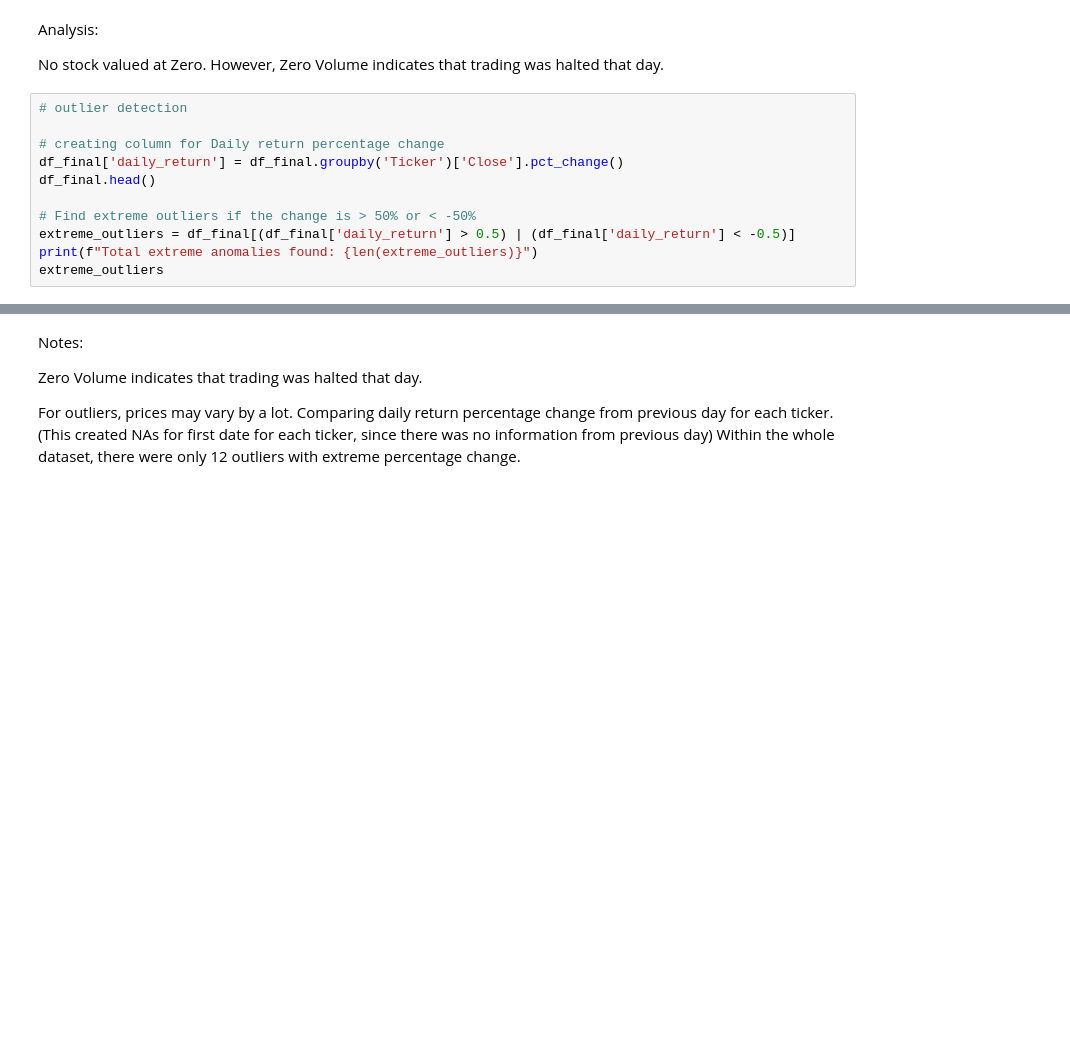
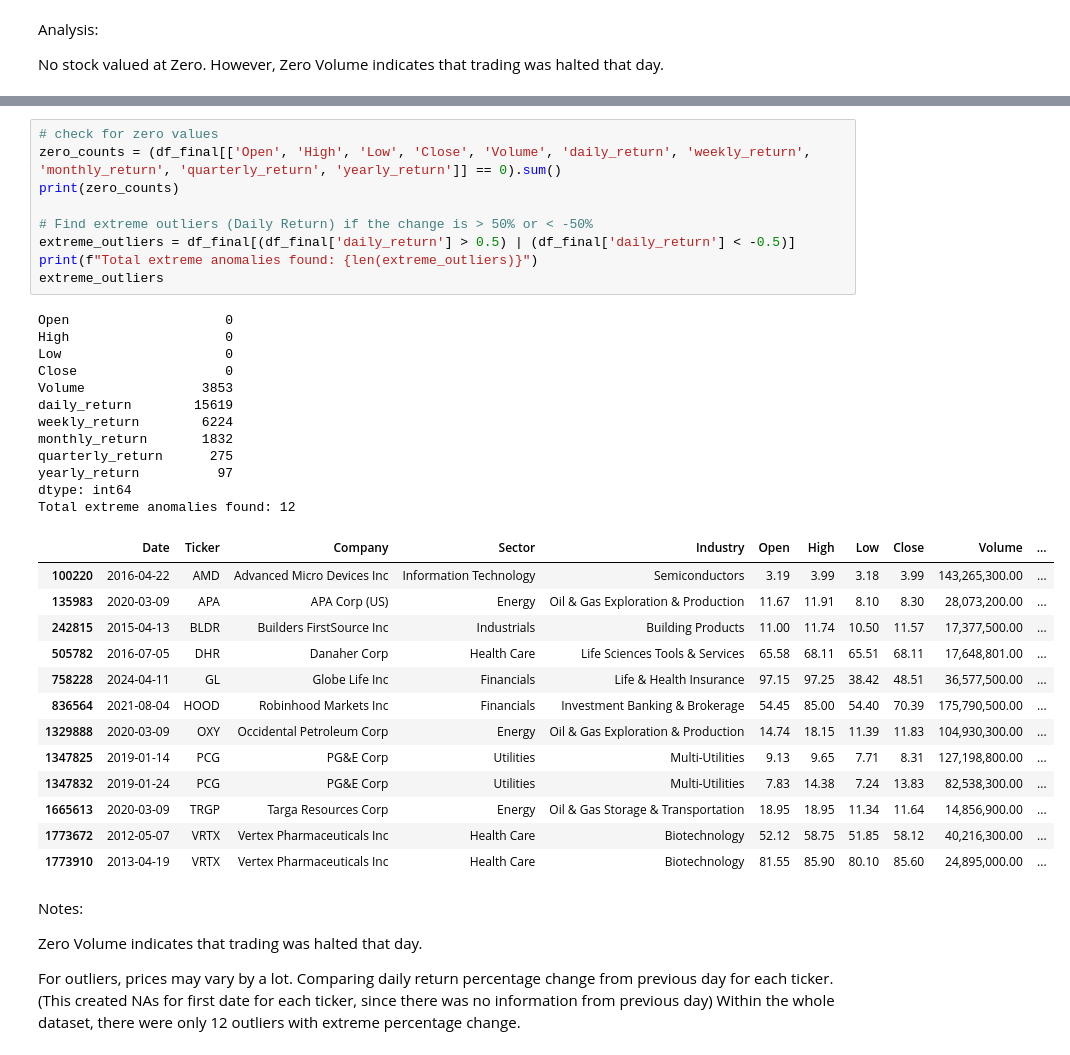
Before and after one commit to jplaceres/S-and-P-500-Stock-Price-Predictor, a Jupyter notebook: SP500_EDA.ipynb, the cells around one changed output, grey strips where cells are left out. Saved outputs shown, nothing was run; the diff lists cells and outputs as text; blank space fills up the shorter version.

```diff
--- a/SP500_EDA.ipynb
+++ b/SP500_EDA.ipynb
@@ -212,14 +260,3 @@ dtype: int64
 Analysis:
 
 No stock valued at Zero. However, Zero Volume indicates that trading was halted that day.
-# %%
-# outlier detection
-
-# creating column for Daily return percentage change
-df_final['daily_return'] = df_final.groupby('Ticker')['Close'].pct_change()
-df_final.head()
-
-# Find extreme outliers if the change is > 50% or < -50%
-extreme_outliers = df_final[(df_final['daily_return'] > 0.5) | (df_final['daily_return'] < -0.5)]
-print(f"Total extreme anomalies found: {len(extreme_outliers)}")
-extreme_outliers
@@ -241,3 +263,38 @@ Total extreme anomalies found: 12
+# %%
+# check for zero values
+zero_counts = (df_final[['Open', 'High', 'Low', 'Close', 'Volume', 'daily_return', 'weekly_return', 'monthly_return', 'quarterly_return', 'yearly_return']] == 0).sum()
+print(zero_counts)
+
+# Find extreme outliers (Daily Return) if the change is > 50% or < -50%
+extreme_outliers = df_final[(df_final['daily_return'] > 0.5) | (df_final['daily_return'] < -0.5)]
+print(f"Total extreme anomalies found: {len(extreme_outliers)}")
+extreme_outliers
+# %% [output]
+Open                    0
+High                    0
+Low                     0
+Close                   0
+Volume               3853
+daily_return        15619
+weekly_return        6224
+monthly_return       1832
+quarterly_return      275
+yearly_return          97
+dtype: int64
+Total extreme anomalies found: 12
+|  | Date | Ticker | Company | Sector | Industry | Open | High | Low | Close | Volume | ... |
+| 100220 | 2016-04-22 | AMD | Advanced Micro Devices Inc | Information Technology | Semiconductors | 3.19 | 3.99 | 3.18 | 3.99 | 143,265,300.00 | ... |
+| 135983 | 2020-03-09 | APA | APA Corp (US) | Energy | Oil & Gas Exploration & Production | 11.67 | 11.91 | 8.10 | 8.30 | 28,073,200.00 | ... |
+| 242815 | 2015-04-13 | BLDR | Builders FirstSource Inc | Industrials | Building Products | 11.00 | 11.74 | 10.50 | 11.57 | 17,377,500.00 | ... |
+| 505782 | 2016-07-05 | DHR | Danaher Corp | Health Care | Life Sciences Tools & Services | 65.58 | 68.11 | 65.51 | 68.11 | 17,648,801.00 | ... |
+| 758228 | 2024-04-11 | GL | Globe Life Inc | Financials | Life & Health Insurance | 97.15 | 97.25 | 38.42 | 48.51 | 36,577,500.00 | ... |
+| 836564 | 2021-08-04 | HOOD | Robinhood Markets Inc | Financials | Investment Banking & Brokerage | 54.45 | 85.00 | 54.40 | 70.39 | 175,790,500.00 | ... |
+| 1329888 | 2020-03-09 | OXY | Occidental Petroleum Corp | Energy | Oil & Gas Exploration & Production | 14.74 | 18.15 | 11.39 | 11.83 | 104,930,300.00 | ... |
+| 1347825 | 2019-01-14 | PCG | PG&E Corp | Utilities | Multi-Utilities | 9.13 | 9.65 | 7.71 | 8.31 | 127,198,800.00 | ... |
+| 1347832 | 2019-01-24 | PCG | PG&E Corp | Utilities | Multi-Utilities | 7.83 | 14.38 | 7.24 | 13.83 | 82,538,300.00 | ... |
+| 1665613 | 2020-03-09 | TRGP | Targa Resources Corp | Energy | Oil & Gas Storage & Transportation | 18.95 | 18.95 | 11.34 | 11.64 | 14,856,900.00 | ... |
+| 1773672 | 2012-05-07 | VRTX | Vertex Pharmaceuticals Inc | Health Care | Biotechnology | 52.12 | 58.75 | 51.85 | 58.12 | 40,216,300.00 | ... |
+| 1773910 | 2013-04-19 | VRTX | Vertex Pharmaceuticals Inc | Health Care | Biotechnology | 81.55 | 85.90 | 80.10 | 85.60 | 24,895,000.00 | ... |
 # %% [markdown]
 Notes:
 
```
Also changed, not shown: parts of 19 cells of this notebook.
